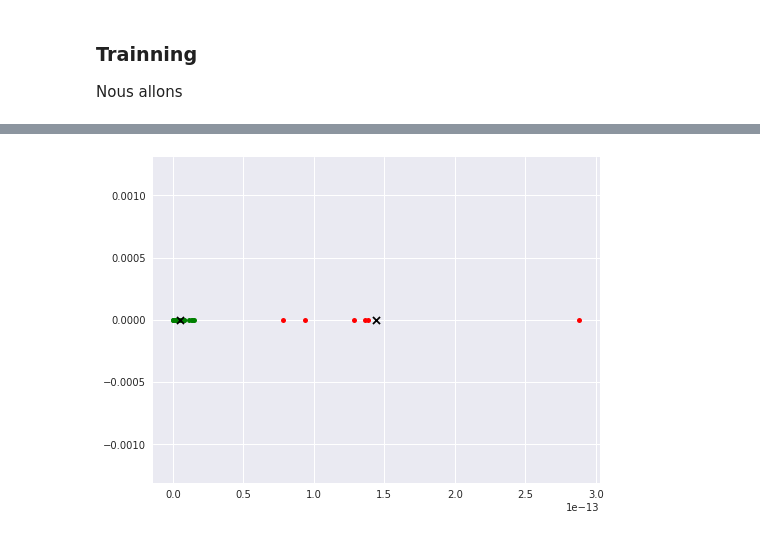
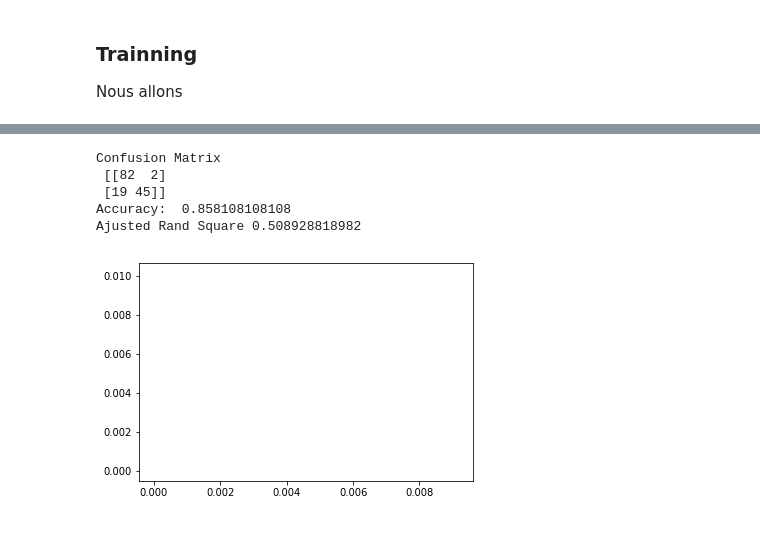
Before and after one commit to asmiou/ProjetPortiqueConnecte, a Jupyter notebook: 5-Classifier/kmean.ipynb, the cells around one changed output, grey strips where cells are left out. Drawn from its saved outputs; the diff is of its cells as text; code cells hidden in the pictures.

```diff
--- a/5-Classifier/kmean.ipynb
+++ b/5-Classifier/kmean.ipynb
@@ -16,9 +16,10 @@ def importData(path):
     #data = data.drop(columns="ECP")
     return data
 # %%
-pathTrain='../2-TransformedData/dataSets_you.csv'
+#pathTrain='../2-TransformedData/export_2020-Jan-28-17_01_12.csv'
+pathTrain='../3-DataSet/20200122/95/trainSets95.csv'
 trainSet = importData(pathTrain)
 
-trainSet.head(20)
+trainSet.head(10)
 # %% [output]
 |  | RC | MIN | MAX | MEAN | START | END | DURATION | CV | A1 | A2 | A3 | ... |
@@ -74,6 +97,9 @@ g.map(plt.hist, 'CV', bins=20)
 ### Split Data
 Nous allons découper les données d'apprentissage pour avoir la partie feature et y
 # %%
-features=trainSet.loc[:,'RC':'A4']
-X = np.array(features).astype(int)
+#features=trainSet.loc[:,'RC':'A4']
+X = np.array(trainSet.iloc[:,:-1]).astype(int)
 y = np.array(trainSet['FP'])
+print(X.shape)
+print(trainSet.shape)
+print(y.shape)
@@ -89,14 +119,14 @@ import seaborn as sns
 import matplotlib.pyplot as plt
 %matplotlib inline
 
-errors = []
+wcss = []
 for i in range(1, 11):
     kmeans = KMeans(n_clusters=i, init='k-means++', max_iter=300, n_init=10, random_state=0)
     kmeans.fit(X)
-    errors.append(kmeans.inertia_)
-plt.plot(range(1, 11), errors)
+    wcss.append(kmeans.inertia_)
+plt.plot(range(1, 11), wcss)
 plt.title('Elbow Method')
 plt.xlabel('Number of clusters')
-plt.ylabel('Errors')
+plt.ylabel('wcss')
 plt.show()
 # %% [output]
@@ -105,11 +135,13 @@ plt.show()
 ### Trainning
 Nous allons
 # %%
+k=2
+#from sklearn.preprocessing import LabelEncoder
+#from sklearn.preprocessing import MinMaxScaler
+from sklearn.cluster import KMeans
 
-from sklearn.preprocessing import LabelEncoder
-from sklearn.preprocessing import MinMaxScaler
-
-kmeans = KMeans(n_clusters=3, max_iter=600, algorithm = 'auto')
+kmeans = KMeans(n_clusters=k, max_iter=600, algorithm = 'auto')
 kmeans.fit(X)
+#y_kmeans=kmeans.fit_predict(X)
 # %% [output]
 KMeans(algorithm='auto', copy_x=True, init='k-means++', max_iter=600,
@@ -154,16 +187,36 @@ predict_data.head(20)
+# %%
+from sklearn import metrics
+from sklearn.model_selection import cross_val_score
+
+def printCv(clf, xFeatures, y_true, size):
+    print("Cross validation: \n",cross_val_score(clf, xFeatures, y_true, cv=5))
+
+def printMetrics(y, y_pred):
+    print("Confusion Matrix\n",metrics.confusion_matrix(y, y_pred))
+    print("Accuracy: ", metrics.accuracy_score(y, y_pred))
+    print("Ajusted Rand Square",metrics.adjusted_rand_score(y, y_pred))
+
+printMetrics(y,y_pred)
+predict_data['crossValid'] = cross_val_score(kmeans, X, y, cv=len(trainSet))
+# %% [output]
+Confusion Matrix
+ [[82  2]
+ [19 45]]
+Accuracy:  0.858108108108
+Ajusted Rand Square 0.508928818982
 # %%
 centroids = kmeans.cluster_centers_
 
-plt.figure(figsize=(8, 6))
+#plt.figure(figsize=(8, 6))
 for i in range(len(X)):
     #print(trainSet.iloc[i][1])
-    plt.plot(X[i][0], X[i][7], colors[y_pred[i]], markersize = 10)
+    plt.plot(X[i][6], X[i][7], colors[y_pred[i]], markersize = 5)
 
 
-plt.scatter(centroids[:, 0],centroids[:, 1], marker = "x", s=50, linewidths = 5, zorder = 10,c='black')
-
+#plt.scatter(centroids[:, 0],centroids[:, 1], marker = "x", s=50, linewidths = 5, zorder = 10,c='black')
+plt.legend()
 plt.show()
 # %% [output]
-[figure, old version]
+[figure, new version]
 # %%
 #LoadData
```
Also changed, not shown: parts of 11 cells of this notebook, 20 other files.
